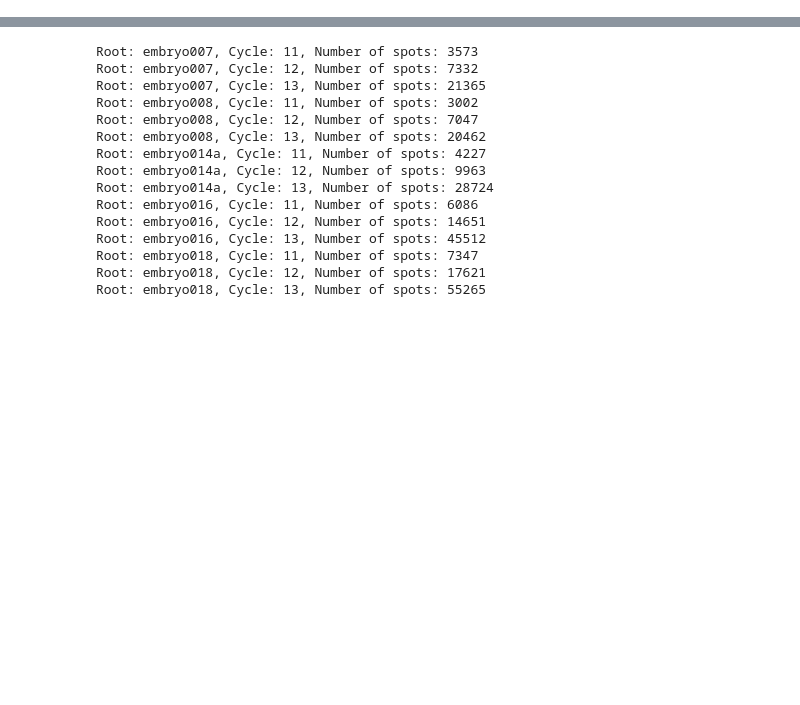
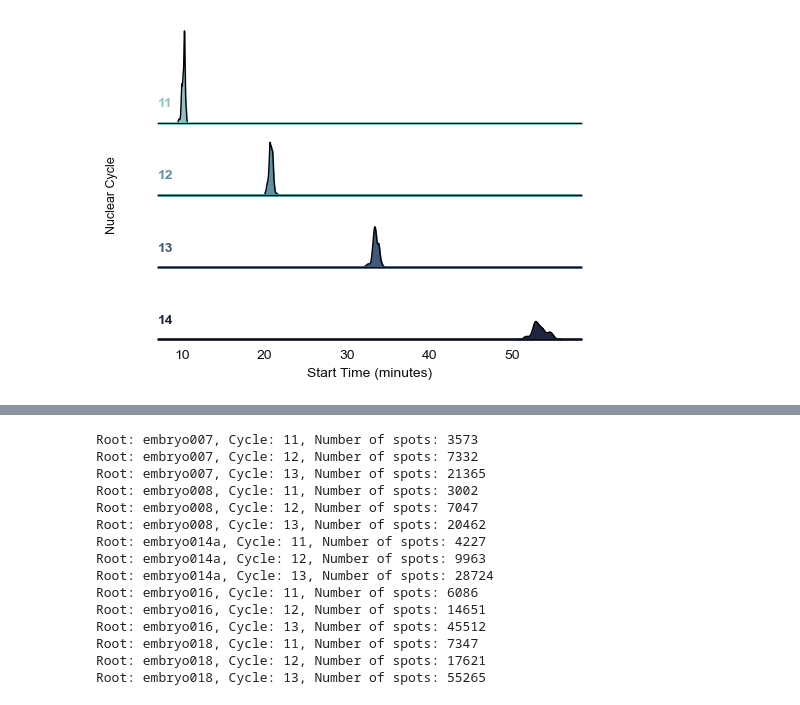
Before and after one commit to Harrison-Oatman/NucleiTracking, a Jupyter notebook: notebooks/cc_progression.ipynb, the cells around one changed output, grey strips where cells are left out. Drawn from its saved outputs; the diff is of its cells as text; code cells hidden in the pictures; blank space fills up the shorter version.

```diff
--- a/notebooks/cc_progression.ipynb
+++ b/notebooks/cc_progression.ipynb
@@ -46,0 +208,44 @@ spots, tracklets, metadata, tracklets_joined = import_tracklets(datapath, roots)
+# %%
+rcParams.update({"axes.grid" : False, "grid.color": "black"})
+
+tracklet = tracklet[tracklet["cycle"].isin([11, 12, 13, 14])]
+tracklet = tracklet[tracklet["track_n_tracklets"] == 31]
+
+# Initialize the FacetGrid object
+pal = sns.cubehelix_palette(4, rot=-.25, light=.7)
+g = sns.FacetGrid(tracklet, row="cycle", hue="cycle", aspect=5, height=1, palette=pal)
+
+# Draw the densities in a few steps
+g.map(sns.kdeplot, "start_time",
+      clip_on=False,
+      fill=True, alpha=1, linewidth=.75)
+g.map(sns.kdeplot, "start_time", clip_on=False, color="k", lw=1)
+
+# passing color=None to refline() uses the hue mapping
+g.refline(y=0, linewidth=2, linestyle="-", color=None, clip_on=False)
+
+
+# Define and use a simple function to label the plot in axes coordinates
+def label(x, color, label):
+    ax = plt.gca()
+    ax.text(0, .2, label, fontweight="bold", color=color,
+            ha="left", va="center", transform=ax.transAxes)
+
+
+g.map(label, "start_time")
+
+# Set the subplots to overlap
+g.figure.subplots_adjust(hspace=-.25)
+
+# Remove axes details that don't play well with overlap
+g.set_titles("")
+g.set(yticks=[], ylabel="")
+g.despine( left=True)
+
+
+g.figure.supylabel("Nuclear Cycle", fontsize=9)
+g.axes[-1, 0].set_xlabel("Start Time (minutes)")
+
+plt.savefig(plotpath / f"{root}_length_kde.png", dpi=300)
+# %% [output]
+[figure, added]
```
Also changed, not shown: parts of 6 cells of this notebook.
